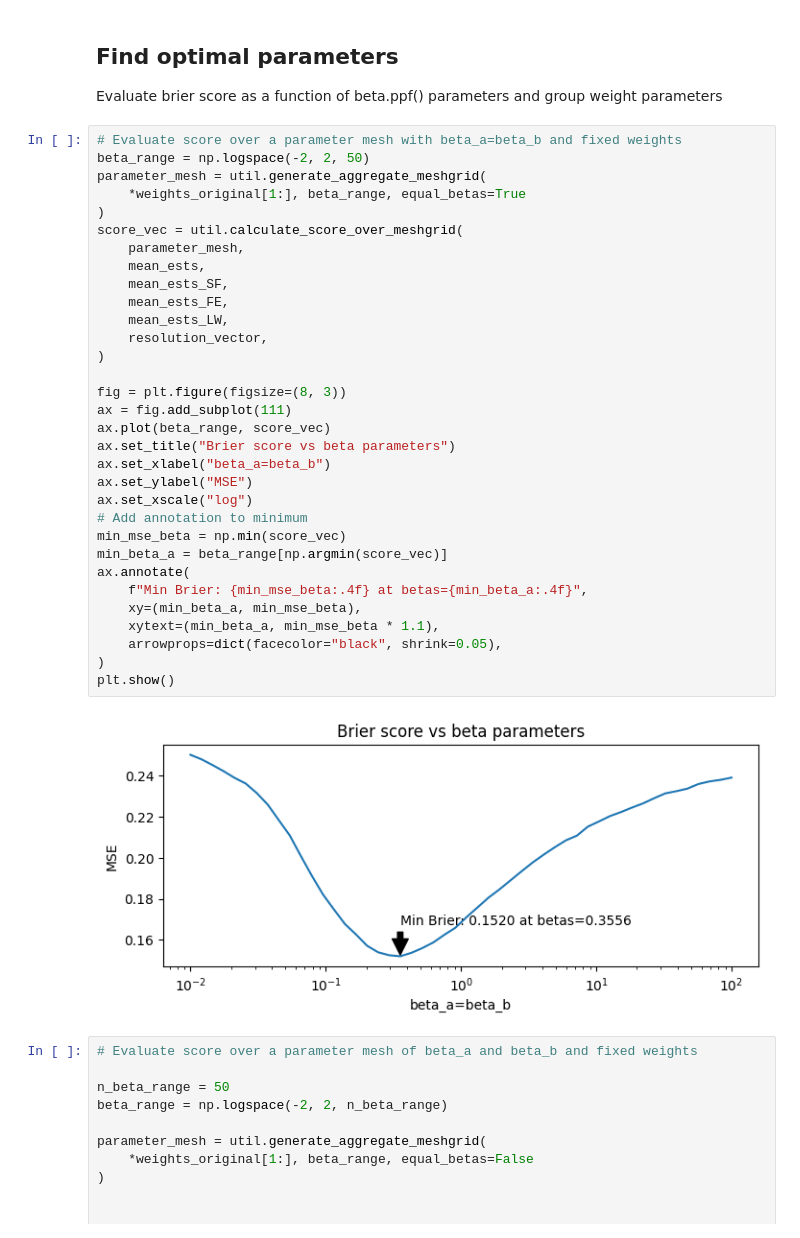
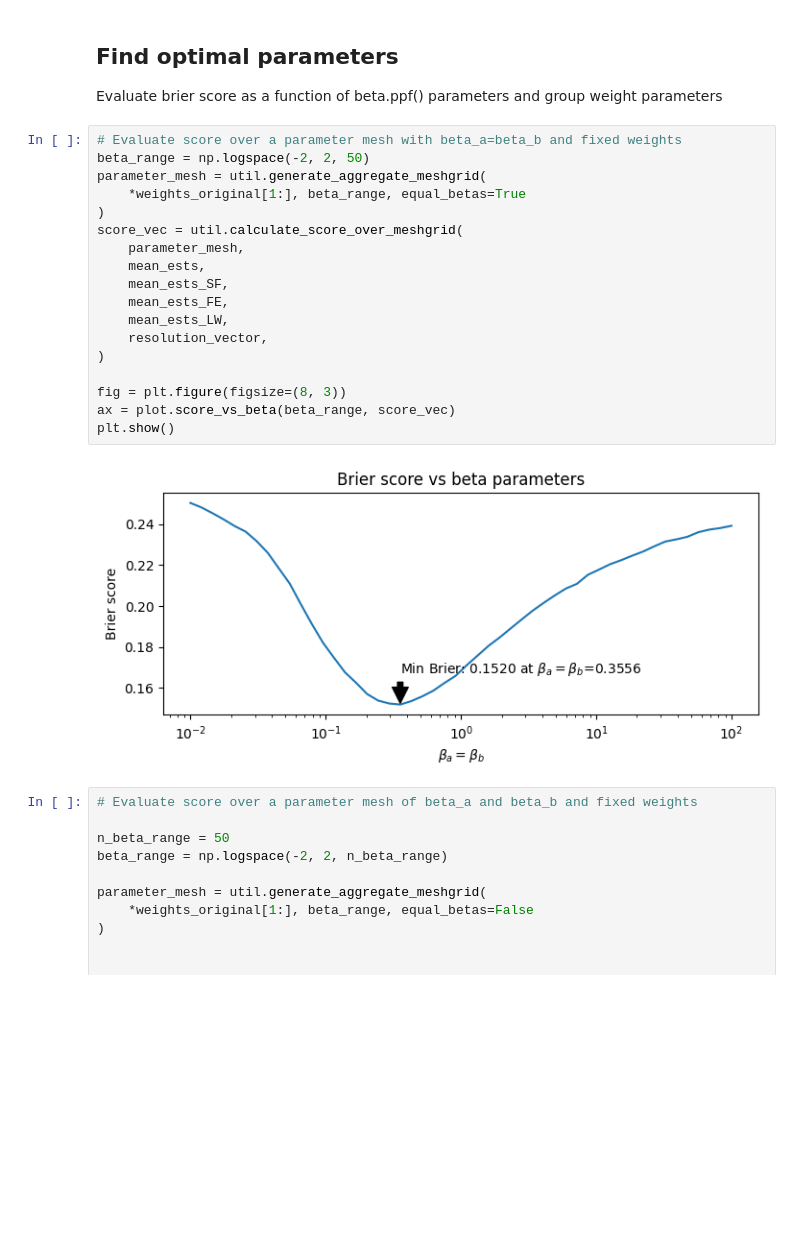
Before and after one commit to jbreffle/acx-prediction-contest, a Jupyter notebook: notebooks/4_post_hoc_aggregation.ipynb, the cells around one changed output. Saved outputs shown, nothing was run; the diff lists cells and outputs as text; blank space fills up the shorter version.

Commit message:
Create plot.score_vs_beta

```diff
--- a/notebooks/4_post_hoc_aggregation.ipynb
+++ b/notebooks/4_post_hoc_aggregation.ipynb
@@ -83,37 +87,23 @@ Evaluate brier score as a function of beta.ppf() parameters and group weight par
 # %%
 # Evaluate score over a parameter mesh with beta_a=beta_b and fixed weights
 beta_range = np.logspace(-2, 2, 50)
 parameter_mesh = util.generate_aggregate_meshgrid(
     *weights_original[1:], beta_range, equal_betas=True
 )
 score_vec = util.calculate_score_over_meshgrid(
     parameter_mesh,
     mean_ests,
     mean_ests_SF,
     mean_ests_FE,
     mean_ests_LW,
     resolution_vector,
 )
 
 fig = plt.figure(figsize=(8, 3))
-ax = fig.add_subplot(111)
-ax.plot(beta_range, score_vec)
-ax.set_title("Brier score vs beta parameters")
-ax.set_xlabel("beta_a=beta_b")
-ax.set_ylabel("MSE")
-ax.set_xscale("log")
-# Add annotation to minimum
-min_mse_beta = np.min(score_vec)
-min_beta_a = beta_range[np.argmin(score_vec)]
-ax.annotate(
-    f"Min Brier: {min_mse_beta:.4f} at betas={min_beta_a:.4f}",
-    xy=(min_beta_a, min_mse_beta),
-    xytext=(min_beta_a, min_mse_beta * 1.1),
-    arrowprops=dict(facecolor="black", shrink=0.05),
-)
+ax = plot.score_vs_beta(beta_range, score_vec)
 plt.show()
 # %% [output]
-[figure, old version]
+[figure, new version]
 # %%
 # Evaluate score over a parameter mesh of beta_a and beta_b and fixed weights
 
```
Also changed, not shown: parts of 2 cells of this notebook, 2 other files.
